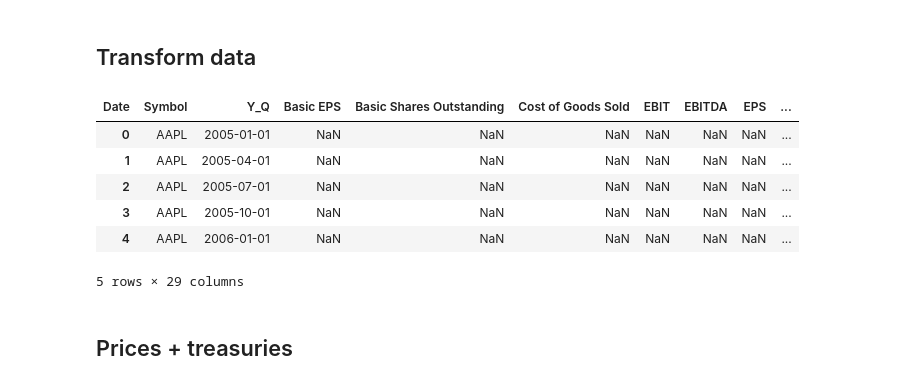
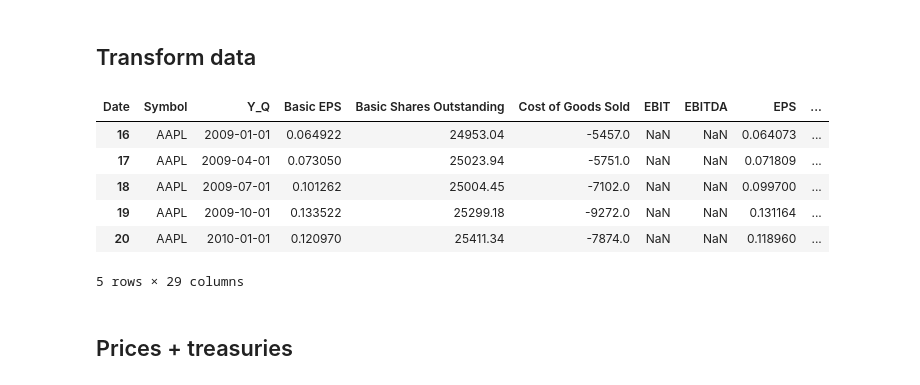
Before and after one commit to Mebbel/PortfolioManagement, a Jupyter notebook: _C013_Equity_Valuation.ipynb, the cells around one changed output. Drawn from its saved outputs; the diff is of its cells as text; code cells hidden in the pictures.

```diff
--- a/_C013_Equity_Valuation.ipynb
+++ b/_C013_Equity_Valuation.ipynb
@@ -119,14 +123,15 @@ df_fundamentals = (
 # %%
 # Transate Y_Q to datetime -> format as last day in quarter!
 df_fundamentals["Y_Q"] = pd.PeriodIndex(df_fundamentals.Y_Q, freq = 'Q').to_timestamp() # - timedelta(days=1)
+df_fundamentals = df_fundamentals.dropna(subset=['Revenue'])
 df_fundamentals.head()
 # %% [output]
 | Date | Symbol | Y_Q | Basic EPS | Basic Shares Outstanding | Cost of Goods Sold | EBIT | EBITDA | EPS | ... |
-| 0 | AAPL | 2005-01-01 | NaN | NaN | NaN | NaN | NaN | NaN | ... |
-| 1 | AAPL | 2005-04-01 | NaN | NaN | NaN | NaN | NaN | NaN | ... |
-| 2 | AAPL | 2005-07-01 | NaN | NaN | NaN | NaN | NaN | NaN | ... |
-| 3 | AAPL | 2005-10-01 | NaN | NaN | NaN | NaN | NaN | NaN | ... |
-| 4 | AAPL | 2006-01-01 | NaN | NaN | NaN | NaN | NaN | NaN | ... |
+| 16 | AAPL | 2009-01-01 | 0.064922 | 24953.04 | -5457.0 | NaN | NaN | 0.064073 | ... |
+| 17 | AAPL | 2009-04-01 | 0.073050 | 25023.94 | -5751.0 | NaN | NaN | 0.071809 | ... |
+| 18 | AAPL | 2009-07-01 | 0.101262 | 25004.45 | -7102.0 | NaN | NaN | 0.099700 | ... |
+| 19 | AAPL | 2009-10-01 | 0.133522 | 25299.18 | -9272.0 | NaN | NaN | 0.131164 | ... |
+| 20 | AAPL | 2010-01-01 | 0.120970 | 25411.34 | -7874.0 | NaN | NaN | 0.118960 | ... |
 5 rows × 29 columns
 # %% [markdown]
 ## Prices + treasuries
```
Also changed, not shown: parts of 13 cells of this notebook, 3 other files.
